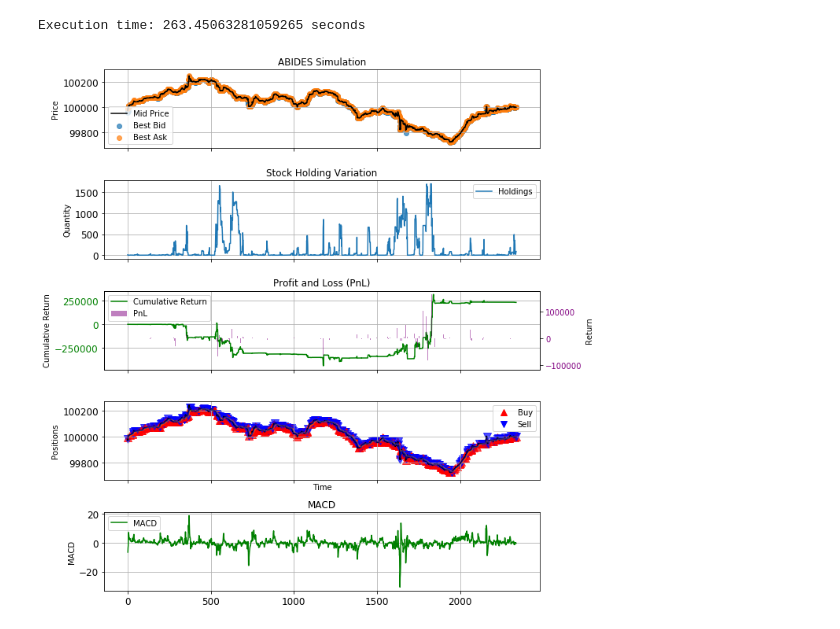
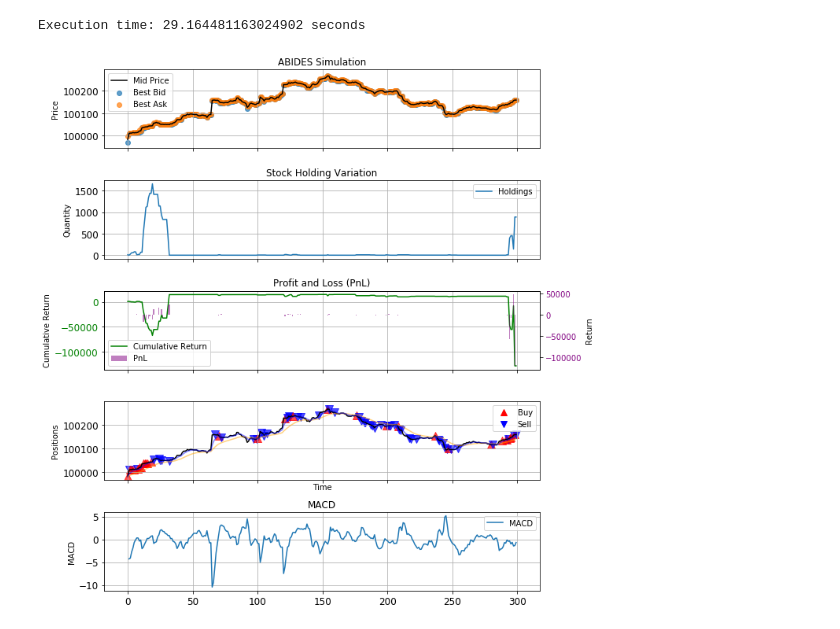
Before and after one commit to youngjinss/belief_of_belief_learning, a Jupyter notebook: notebook/[v1] abides_macd.ipynb, the cells around one changed output. Saved outputs shown, nothing was run; the diff lists cells and outputs as text; code cells hidden in the pictures.

Commit message:
macd 수익률 그나마 높게 나온 것

```diff
--- a/notebook/[v1] abides_macd.ipynb
+++ b/notebook/[v1] abides_macd.ipynb
@@ -40,8 +40,8 @@ signal_window = 2
 market_data_length = 10
 parent_order_size = 2000
 order_fixed_size = 10
-mkt_close = "16:00:00",
-execution_window = "16:00:00"
+mkt_close = "12:00:00",  # 왠진 모르겠는데, 10:00:00으로 하면, mkt_open이랑 차이가 별로 안남 --> mkt_open이 어디서 정의되는지 찾기 힘듬
+execution_window = "12:00:00"
 
 # 환경 선언
 gym_type_str = "markets-execution-v1"
@@ -63,7 +63,7 @@ ray.init()
 env = gym.make(
     gym_type_str,
     background_config="rmsc04",
-    timestep_duration="10S",
+    timestep_duration="30S",
     execution_window=execution_window,
     mkt_close=mkt_close,
     parent_order_size=parent_order_size,
@@ -76,7 +76,7 @@ env = gym.make(
 env.seed(seed)
 
 target_agent = policyMACD(
-    long_window=long_window, short_window=short_window, signal_window=signal_window
+    long_window=long_window, short_window=short_window, signal_window=signal_window, delta=0.05
 )
 # %%
 # 시뮬레이션 시작
@@ -132,7 +132,7 @@ while not done:
     history_dict["holdings"].append(info["holdings"])
     history_dict["time"].append(info["current_time"])
     history_dict["action"].append(action_)
-    history_dict["order_size"].append(env.parent_order_size)  # debuging
+    history_dict["order_size"].append(env.order_fixed_size)  # debuging
     history_dict["direction"].append(env.direction)  # debuging
 
 end_time = time.time()
@@ -143,7 +143,7 @@ output = flatten_dict(info)
 output["episode_reward"] = episode_reward
 output["name"] = target_agent.name
 # %% [output]
-Execution time: 263.45063281059265 seconds
+Execution time: 29.164481163024902 seconds
 # %%
 # 그래프 설정
 fig, axes = plt.subplots(5, 1, figsize=(10, 10), sharex=True)
@@ -231,33 +231,33 @@ for i in range(start_period, min(end_period, len(history_dict["best_bid"]))):
 
 # 범례에 행동 표시 추가
 custom_lines = [
     Line2D([0], [0], marker="^", color="red", linestyle="None", markersize=8),
     Line2D([0], [0], marker="v", color="blue", linestyle="None", markersize=8),
 ]
 axes[3].plot(range(start_period, min(end_period, len(history_dict["best_bid"]))),
              history_dict["mid_price"][start_period:end_period], label="Mid Price", color="black")
 long_ema = pd.Series(history_dict["mid_price"]).ewm(span=long_window, adjust=False).mean()
 short_ema = pd.Series(history_dict["mid_price"]).ewm(span=short_window, adjust=False).mean()
 axes[3].plot(range(start_period, min(end_period, len(history_dict["best_bid"]))),
              long_ema[start_period:end_period], label="Long EMA", color="orange", alpha=0.5)
 axes[3].plot(range(start_period, min(end_period, len(history_dict["best_bid"]))),
              short_ema[start_period:end_period], label="Short EMA", color="blue", alpha=0.5)
 axes[3].legend(handles=custom_lines, labels=["Buy", "Sell"], fontsize=legend_font_size)
 axes[3].set_xlabel("Time")
 axes[3].grid(True)
 axes[3].set_ylabel("Positions")
 
 # MACD 그래프 추가 - mid_price 에서 ema with long_window - ema with short_window 의 차이
-macd_line = (long_ema + short_ema).ewm(span=signal_window, adjust=False).mean()
+macd_line = (long_ema - short_ema).ewm(span=signal_window, adjust=False).mean()
 signal = macd_line[1:].reset_index(drop=True) - macd_line[:-1].reset_index(drop=True)
 axes[4].plot(range(start_period + 1, min(end_period, len(history_dict["best_bid"]))),
-             signal[start_period:end_period], label="MACD", color="green")
+             signal[start_period:end_period], label="MACD")
 axes[4].set_title("MACD")
 axes[4].set_ylabel("MACD")
 axes[4].legend()
 axes[4].grid(True)
 
 plt.tight_layout()
 plt.show()
 # %% [output]
-[figure, old version]
+[figure, new version]
```
Also changed, not shown: parts of 1 cell of this notebook, 1 other file.
